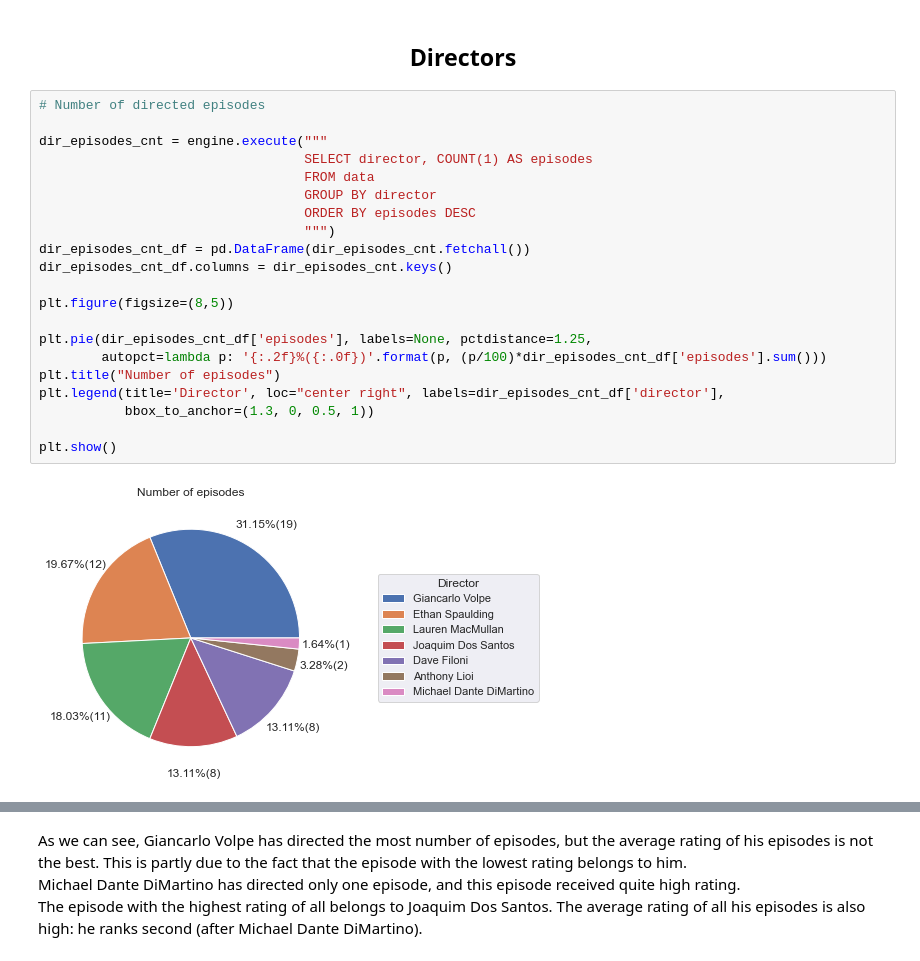
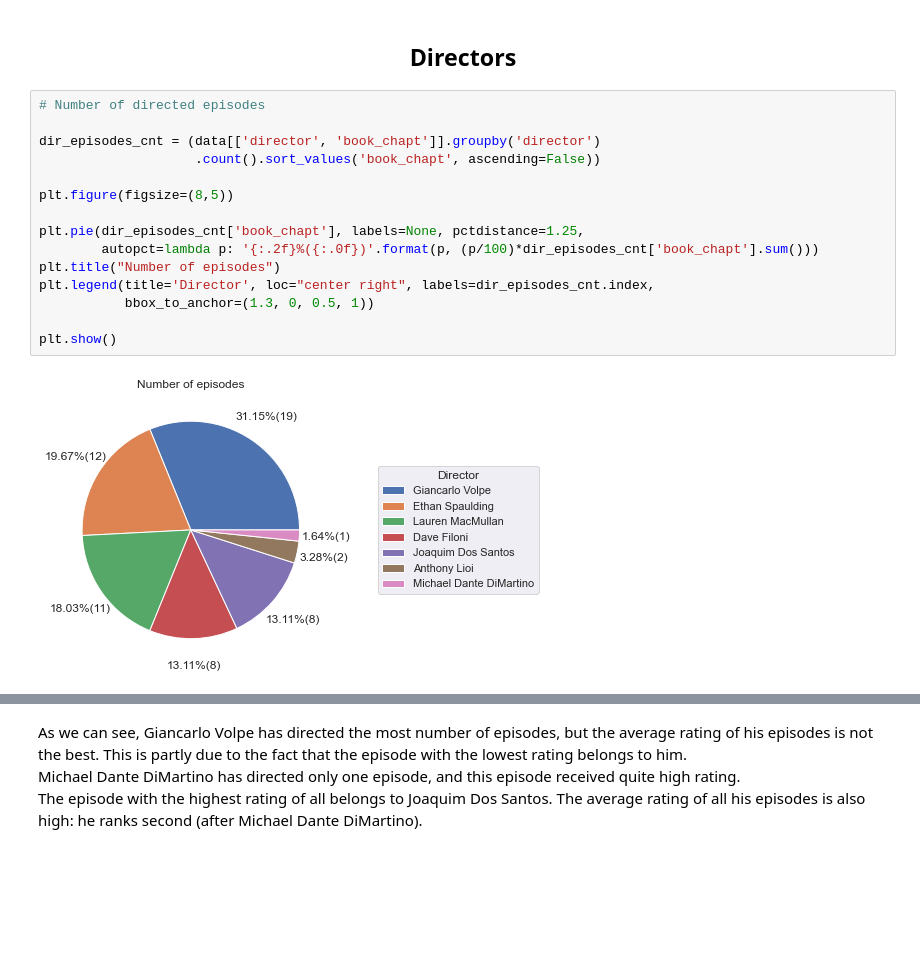
Before and after one commit to sgol11/avatar-analysis, a Jupyter notebook: avatar_analysis.ipynb, the cells around one changed output, grey strips where cells are left out. Cells and saved outputs as stored; diff of their text form; blank space fills up the shorter version.

```diff
--- a/avatar_analysis.ipynb
+++ b/avatar_analysis.ipynb
@@ -252,26 +252,20 @@ The story of Avatar came to a clear end, it had an epic conclusion and gave the
 # %%
 # Number of directed episodes
 
-dir_episodes_cnt = engine.execute("""
-                                  SELECT director, COUNT(1) AS episodes
-                                  FROM data
-                                  GROUP BY director
-                                  ORDER BY episodes DESC
-                                  """)
-dir_episodes_cnt_df = pd.DataFrame(dir_episodes_cnt.fetchall())
-dir_episodes_cnt_df.columns = dir_episodes_cnt.keys()
+dir_episodes_cnt = (data[['director', 'book_chapt']].groupby('director')
+                    .count().sort_values('book_chapt', ascending=False))
 
 plt.figure(figsize=(8,5))
 
-plt.pie(dir_episodes_cnt_df['episodes'], labels=None, pctdistance=1.25,
-        autopct=lambda p: '{:.2f}%({:.0f})'.format(p, (p/100)*dir_episodes_cnt_df['episodes'].sum()))
+plt.pie(dir_episodes_cnt['book_chapt'], labels=None, pctdistance=1.25,
+        autopct=lambda p: '{:.2f}%({:.0f})'.format(p, (p/100)*dir_episodes_cnt['book_chapt'].sum()))
 plt.title("Number of episodes")
-plt.legend(title='Director', loc="center right", labels=dir_episodes_cnt_df['director'],
+plt.legend(title='Director', loc="center right", labels=dir_episodes_cnt.index,
            bbox_to_anchor=(1.3, 0, 0.5, 1))
 
 plt.show()
 # %% [output]
-[figure, old version]
+[figure, new version]
 # %%
 # Ratings of the directed episodes
 
```
Also changed, not shown: parts of 10 cells of this notebook.
